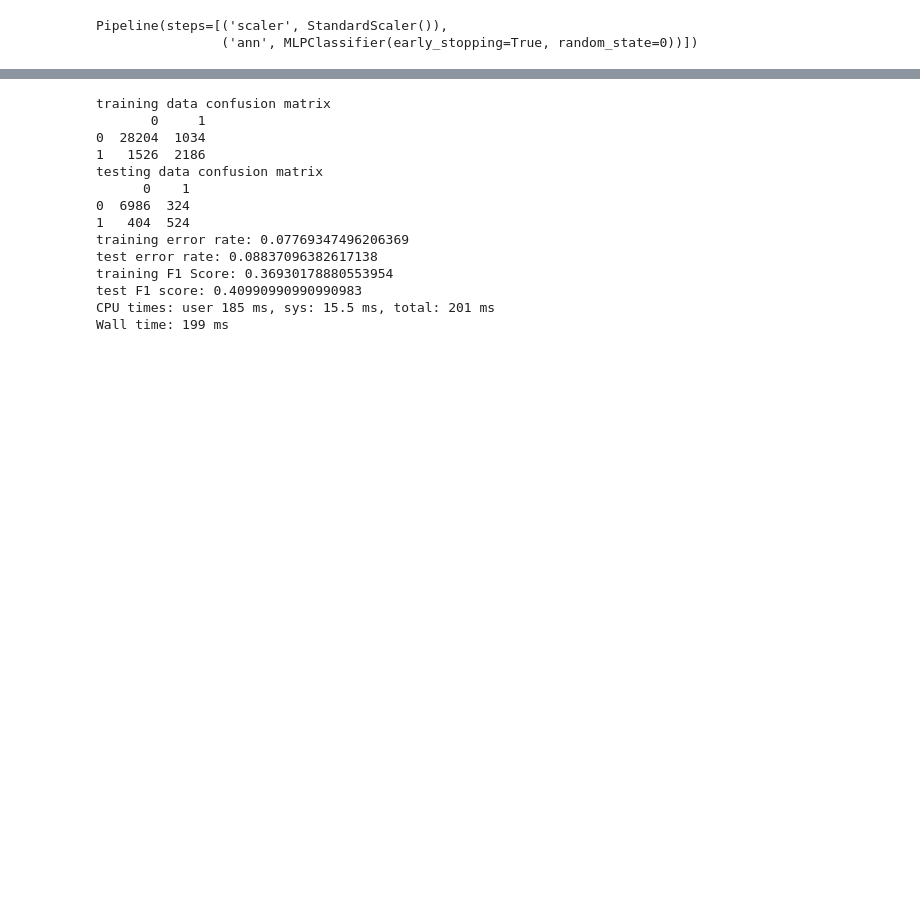
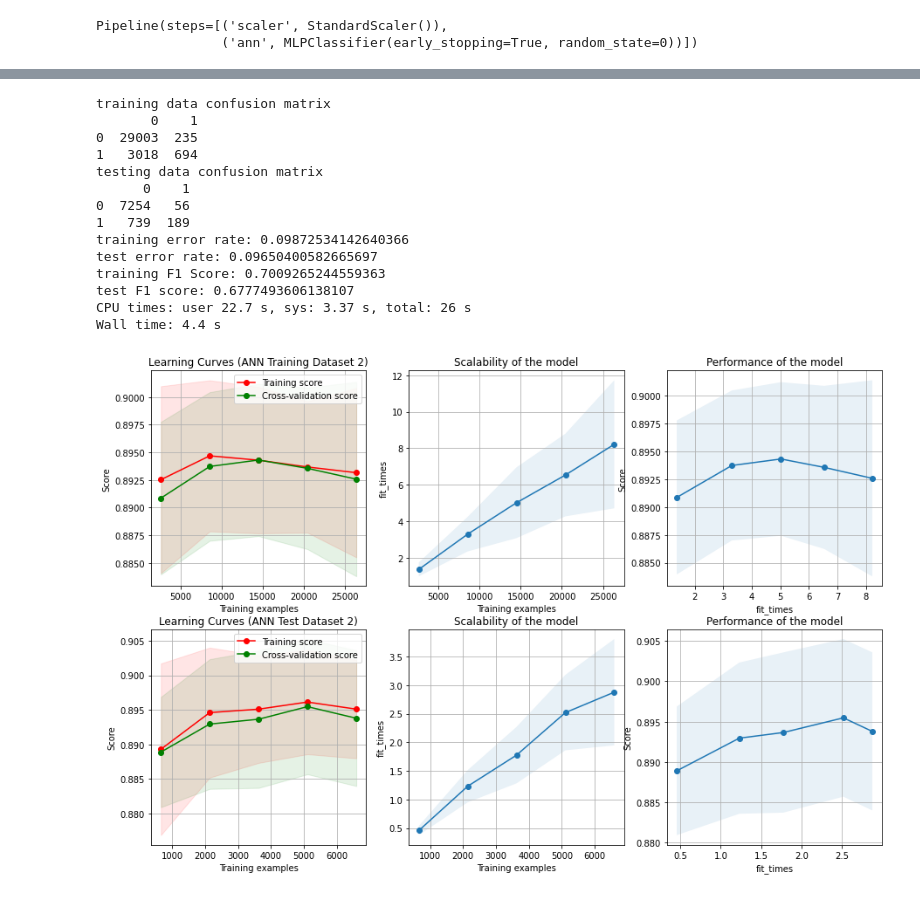
Before and after one commit to zparnold/cs7641, a Jupyter notebook: assignment1/ann2.ipynb, the cells around one changed output, grey strips where cells are left out. Drawn from its saved outputs; the diff is of its cells as text; code cells hidden in the pictures; blank space fills up the shorter version.

```diff
--- a/assignment1/ann2.ipynb
+++ b/assignment1/ann2.ipynb
@@ -123,9 +123,9 @@ warnings.filterwarnings("ignore")
 
 
 for cv in tqdm(range(3, 10)):
-    create_grid = GridSearchCV(pipeline, param_grid=check_params, cv=cv, n_jobs=-1)
+    create_grid = GridSearchCV(pipeline, param_grid=check_params, cv=cv, n_jobs=6)
     create_grid.fit(X_train, y_train)
-    print("score for %d fold CV := %3.2f" %(cv, create_grid.score(X_test, y_test)))
+    print("score for %d fold CV := %5.4f" %(cv, create_grid.score(X_test, y_test)))
     print ("!!!! best fit parameters from GridSearchCV !!!!")
     print (create_grid.best_params_)
 
@@ -148,10 +154,10 @@ score for 6 fold CV := 0.91
 # %%
 %%time
-from sklearn import tree
+from sklearn.neural_network import MLPClassifier
 from sklearn.metrics import confusion_matrix
 from sklearn.metrics import accuracy_score
 from sklearn.metrics import f1_score
-DecsTree = DecisionTreeClassifier(criterion='entropy', max_depth=7, splitter='best', ccp_alpha=0.0001)
+DecsTree = MLPClassifier(activation='logistic', learning_rate_init=0.005, solver='adam', max_iter=50)
 DecsTree.fit(X_train, y_train)
 
 y_pred_train = DecsTree.predict(X_train)
@@ -170,19 +176,19 @@ print('training F1 Score: {}'.format(1 - f1_score(y_train, y_pred_train)))
 print('test F1 score: {}'.format(1 - f1_score(y_test, y_pred_test)))
 # %% [output]
 training data confusion matrix
-       0     1
-0  28204  1034
-1   1526  2186
+       0    1
+0  29003  235
+1   3018  694
 testing data confusion matrix
       0    1
-0  6986  324
-1   404  524
-training error rate: 0.07769347496206369
-test error rate: 0.08837096382617138
-training F1 Score: 0.36930178880553954
-test F1 score: 0.40990990990990983
-CPU times: user 185 ms, sys: 15.5 ms, total: 201 ms
-Wall time: 199 ms
+0  7254   56
+1   739  189
+training error rate: 0.09872534142640366
+test error rate: 0.09650400582665697
+training F1 Score: 0.7009265244559363
+test F1 score: 0.6777493606138107
+CPU times: user 22.7 s, sys: 3.37 s, total: 26 s
+Wall time: 4.4 s
 # %%
 #from matplotlib.pyplot import figure
 #figure(figsize=(80,60))
@@ -314,35 +320,37 @@ def plot_learning_curve(estimator, title, X, y, axes=None, ylim=None, cv=None,
     axes[1].fill_between(train_sizes, fit_times_mean - fit_times_std,
                          fit_times_mean + fit_times_std, alpha=0.1)
     axes[1].set_xlabel("Training examples")
     axes[1].set_ylabel("fit_times")
     axes[1].set_title("Scalability of the model")
 
     # Plot fit_time vs score
     axes[2].grid()
     axes[2].plot(fit_times_mean, test_scores_mean, 'o-')
     axes[2].fill_between(fit_times_mean, test_scores_mean - test_scores_std,
                          test_scores_mean + test_scores_std, alpha=0.1)
     axes[2].set_xlabel("fit_times")
     axes[2].set_ylabel("Score")
     axes[2].set_title("Performance of the model")
 
     return plt
 
 
 fig, axes = plt.subplots(2,3, figsize=(15, 10))
 
-title = "Learning Curves (Decision Tree Training Dataset 2)"
+title = "Learning Curves (ANN Training Dataset 2)"
 # Cross validation with 100 iterations to get smoother mean test and train
 # score curves, each time with 20% data randomly selected as a validation set.
 cv = ShuffleSplit(n_splits=100, test_size=0.2, random_state=0)
 
-estimator = DecisionTreeClassifier(criterion='entropy', max_depth=7, splitter='best', ccp_alpha=0.0001)
+estimator = MLPClassifier(activation='logistic', learning_rate_init=0.005, solver='adam', max_iter=50)
 
-plot_learning_curve(estimator, title, X_train, y_train,cv=cv, n_jobs=-1, ylim=(.8, 1.0), axes=axes[0, :])
-title = "Learning Curves (Decision Tree Test Dataset 2)"
+plot_learning_curve(estimator, title, X_train, y_train,cv=cv, n_jobs=-1, axes=axes[0, :])
+title = "Learning Curves (ANN Test Dataset 2)"
 
-plot_learning_curve(estimator, title, X_test, y_test,cv=cv, n_jobs=-1, ylim=(.8, 1.0), axes=axes[1, :])
+plot_learning_curve(estimator, title, X_test, y_test,cv=cv, n_jobs=-1, axes=axes[1, :])
 
 
 
 plt.show()
+# %% [output]
+[figure, added]
```
Also changed, not shown: parts of 1 cell of this notebook, 5 other files.
